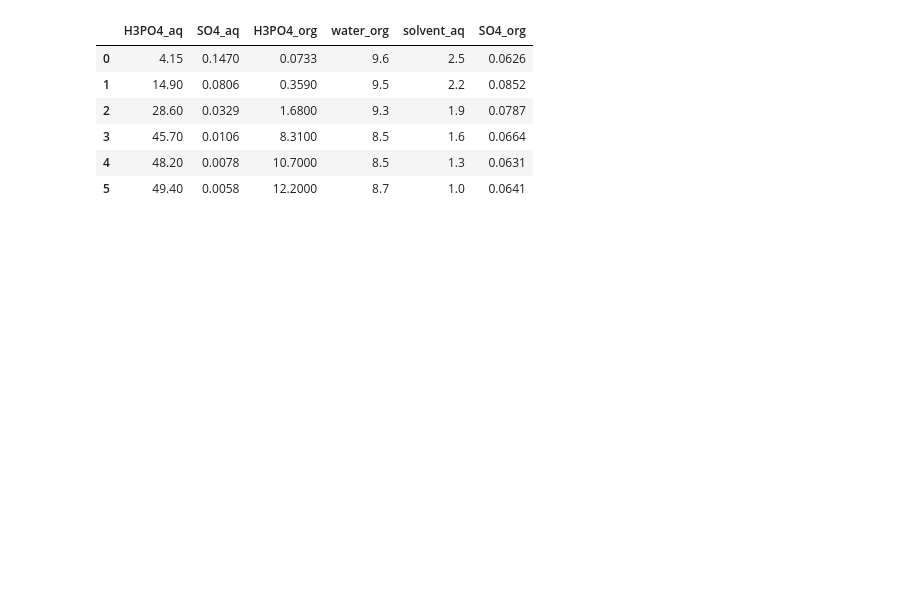
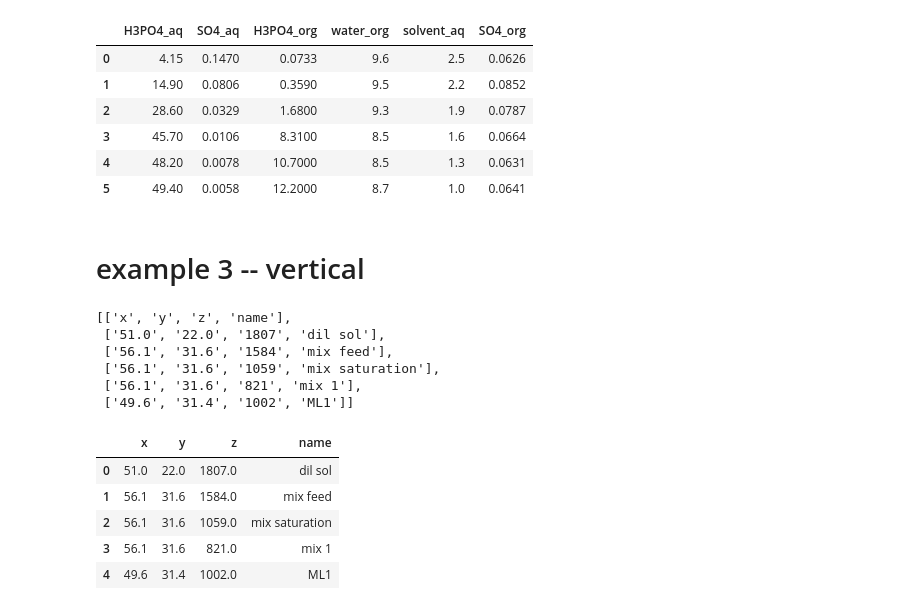
Before and after one commit to vladgap/Various, a Jupyter notebook: CopyPasteToArray.ipynb, the cells around one changed output. Saved outputs shown, nothing was run; the diff lists cells and outputs as text; code cells hidden in the pictures; blank space fills up the shorter version.

```diff
--- a/CopyPasteToArray.ipynb
+++ b/CopyPasteToArray.ipynb
@@ -69,3 +75,38 @@ data2
 | 3 | 45.70 | 0.0106 | 8.3100 | 8.5 | 1.6 | 0.0664 |
 | 4 | 48.20 | 0.0078 | 10.7000 | 8.5 | 1.3 | 0.0631 |
 | 5 | 49.40 | 0.0058 | 12.2000 | 8.7 | 1.0 | 0.0641 |
+# %% [markdown]
+# example 3 -- vertical
+# %%
+data=CopyPasteToArray('''
+x	y	z	name
+51.0	22.0	1807	dil sol
+56.1	31.6	1584	mix feed
+56.1	31.6	1059	mix saturation
+56.1	31.6	821	mix 1
+49.6	31.4	1002	ML1
+''')
+data
+# %% [output]
+[['x', 'y', 'z', 'name'],
+ ['51.0', '22.0', '1807', 'dil sol'],
+ ['56.1', '31.6', '1584', 'mix feed'],
+ ['56.1', '31.6', '1059', 'mix saturation'],
+ ['56.1', '31.6', '821', 'mix 1'],
+ ['49.6', '31.4', '1002', 'ML1']]
+# %%
+np_data=np.array(data)
+data_cols=pd.DataFrame(np_data[1:,0:3], dtype=float)
+# data_cols
+text_cols=pd.DataFrame(np_data[1:,3])
+# text_cols
+df=pd.concat([data_cols,text_cols], axis=1)
+df.columns=np_data[0]
+df
+# %% [output]
+|  | x | y | z | name |
+| 0 | 51.0 | 22.0 | 1807.0 | dil sol |
+| 1 | 56.1 | 31.6 | 1584.0 | mix feed |
+| 2 | 56.1 | 31.6 | 1059.0 | mix saturation |
+| 3 | 56.1 | 31.6 | 821.0 | mix 1 |
+| 4 | 49.6 | 31.4 | 1002.0 | ML1 |
```
Also changed, not shown: parts of 5 cells of this notebook.
